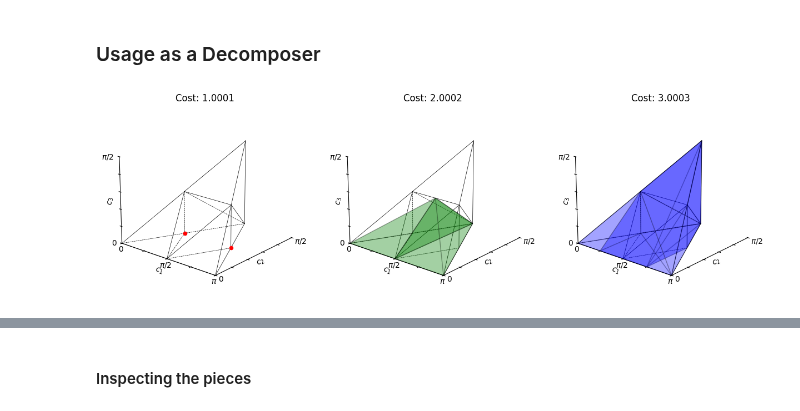
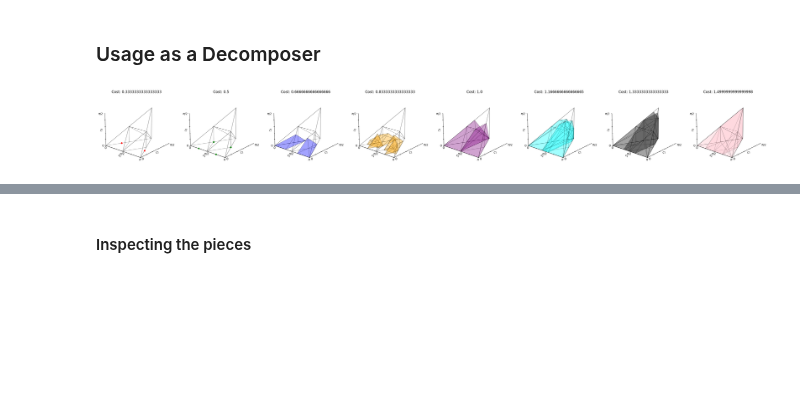
Before and after one commit to evmckinney9/gulps, a Jupyter notebook: src/notebooks/main.ipynb, the cells around one changed output, grey strips where cells are left out. Cells and saved outputs as stored; diff of their text form; code cells hidden in the pictures; blank space fills up the shorter version.

```diff
--- a/src/notebooks/main.ipynb
+++ b/src/notebooks/main.ipynb
@@ -41,18 +39,19 @@ logger.setLevel("INFO")
 ### Usage as a Decomposer
 # %%
 gate_set = [
-    # # CXGate(),
-    # CXGate().power(1 / 2),
+    CXGate(),
+    CXGate().power(1 / 2),
     iSwapGate().power(1 / 2),
-    # iSwapGate().power(1 / 3),
+    iSwapGate().power(1 / 3),
 ]
 
-costs = [1.0]  # , 1 / 2, 1 / 2, 1 / 3]
+costs = [1.0, 1 / 2, 1 / 2, 1 / 3]
 decomposer = GulpsDecomposer(gate_set, costs, precompute_polytopes=True)
 # %%
-_plot_coverage_set(decomposer.isa.coverage_set)
+if hasattr(decomposer.isa, "coverage_set"):
+    _plot_coverage_set(decomposer.isa.coverage_set)
 # %% [output]
-[figure, old version]
+[figure, new version]
 # %%
 N = 100
 fidelities = []
```
Also changed, not shown: parts of 6 cells of this notebook, 5 other files.
